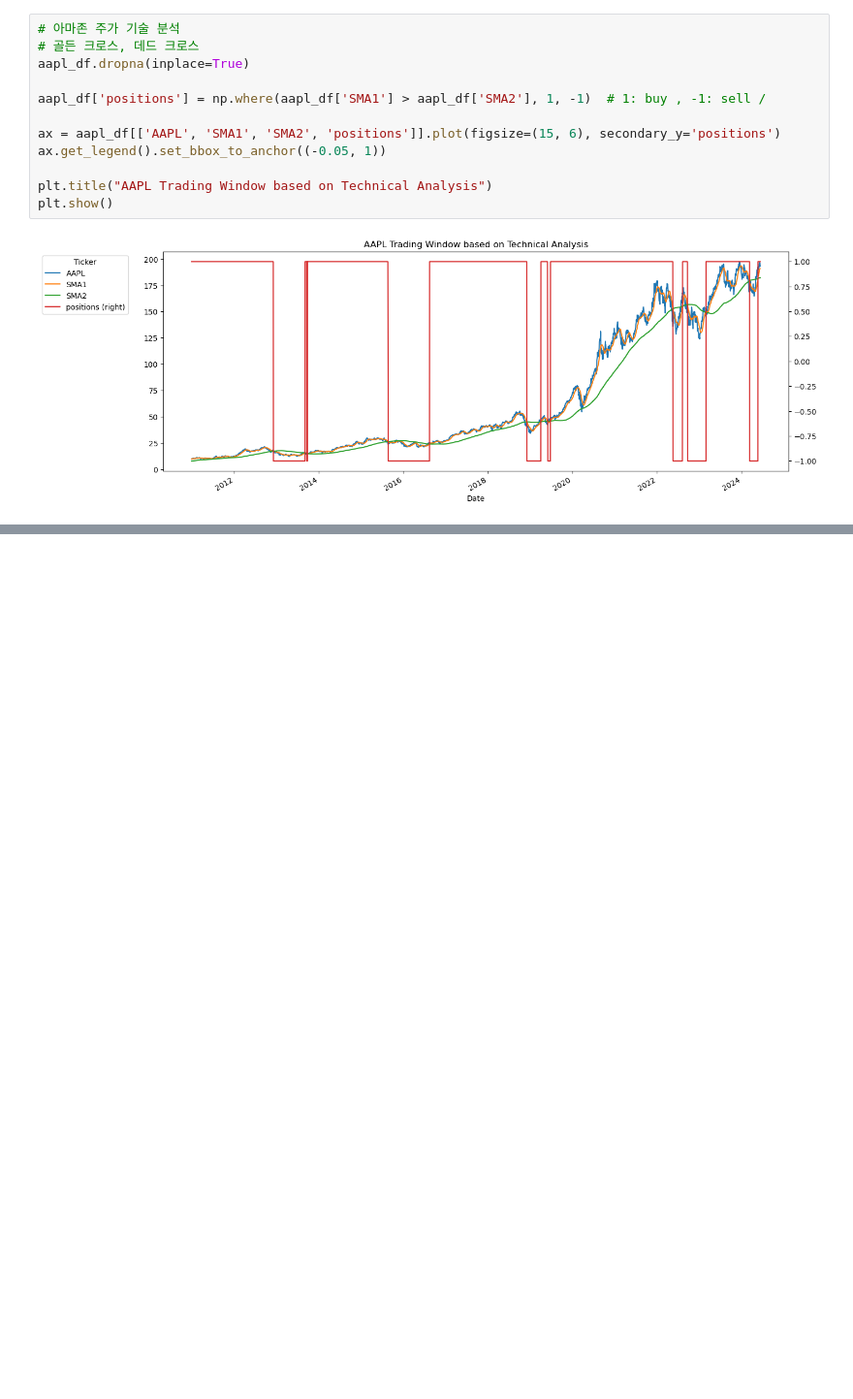
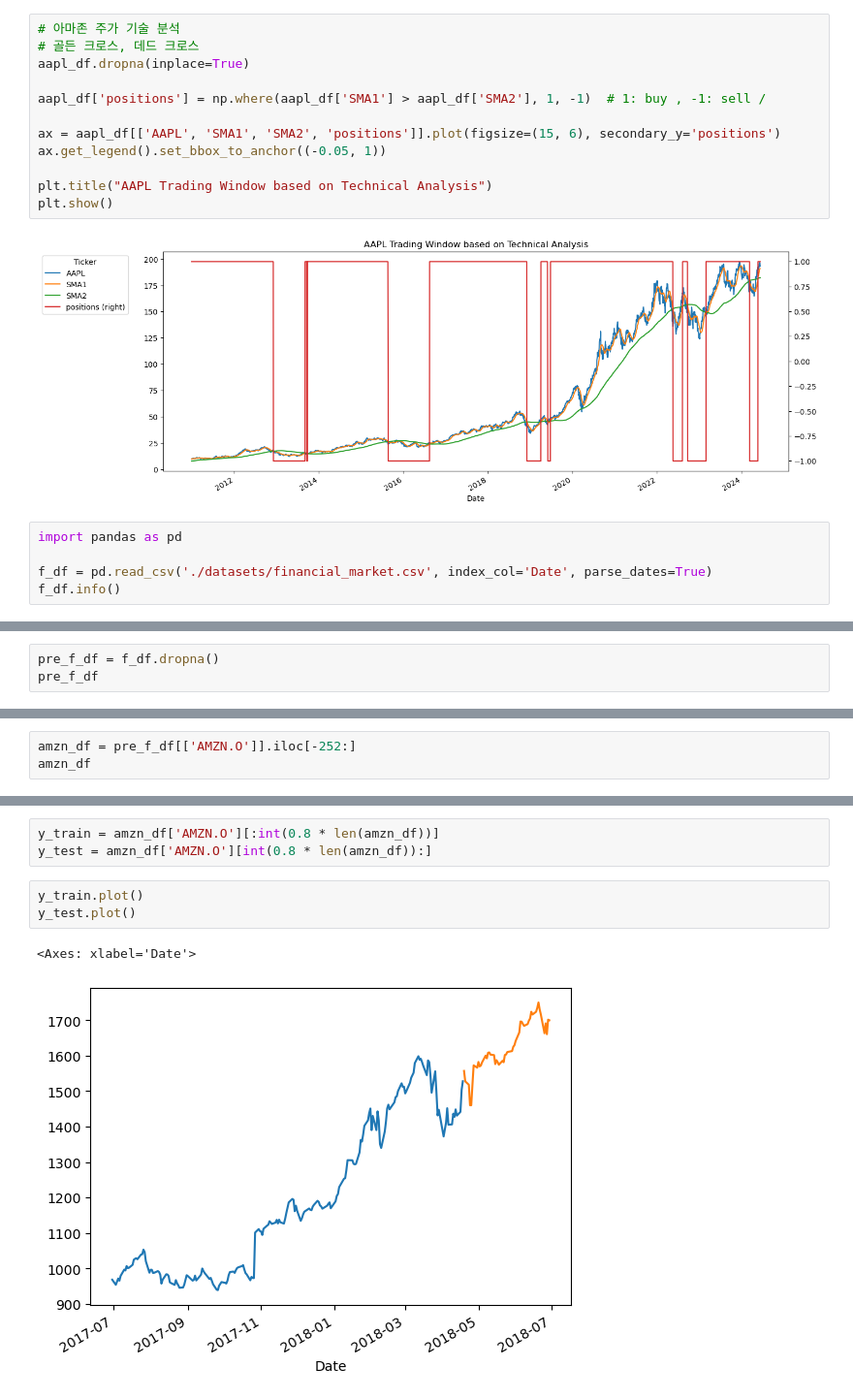
Before and after one commit to Respec-Do/study_Time_series, a Jupyter notebook: d_financial_market.ipynb, the cells around one changed output, grey strips where cells are left out. Shown at 97% size. Cells and saved outputs as stored; diff of their text form; blank space fills up the shorter version.

```diff
--- a/d_financial_market.ipynb
+++ b/d_financial_market.ipynb
@@ -347,3 +347,8 @@ plt.title("AAPL Trading Window based on Technical Analysis")
 plt.show()
 # %% [output]
 [figure]
+# %%
+import pandas as pd
+
+f_df = pd.read_csv('./datasets/financial_market.csv', index_col='Date', parse_dates=True)
+f_df.info()
@@ -349,0 +379,3 @@ plt.show()
+# %%
+pre_f_df = f_df.dropna()
+pre_f_df
@@ -349,0 +397,3 @@ plt.show()
+# %%
+amzn_df = pre_f_df[['AMZN.O']].iloc[-252:]
+amzn_df
@@ -349,0 +415,9 @@ plt.show()
+# %%
+y_train = amzn_df['AMZN.O'][:int(0.8 * len(amzn_df))]
+y_test = amzn_df['AMZN.O'][int(0.8 * len(amzn_df)):]
+# %%
+y_train.plot()
+y_test.plot()
+# %% [output]
+<Axes: xlabel='Date'>
+[figure, added]
```
Also changed, not shown: parts of 18 cells of this notebook, 1 other file.
